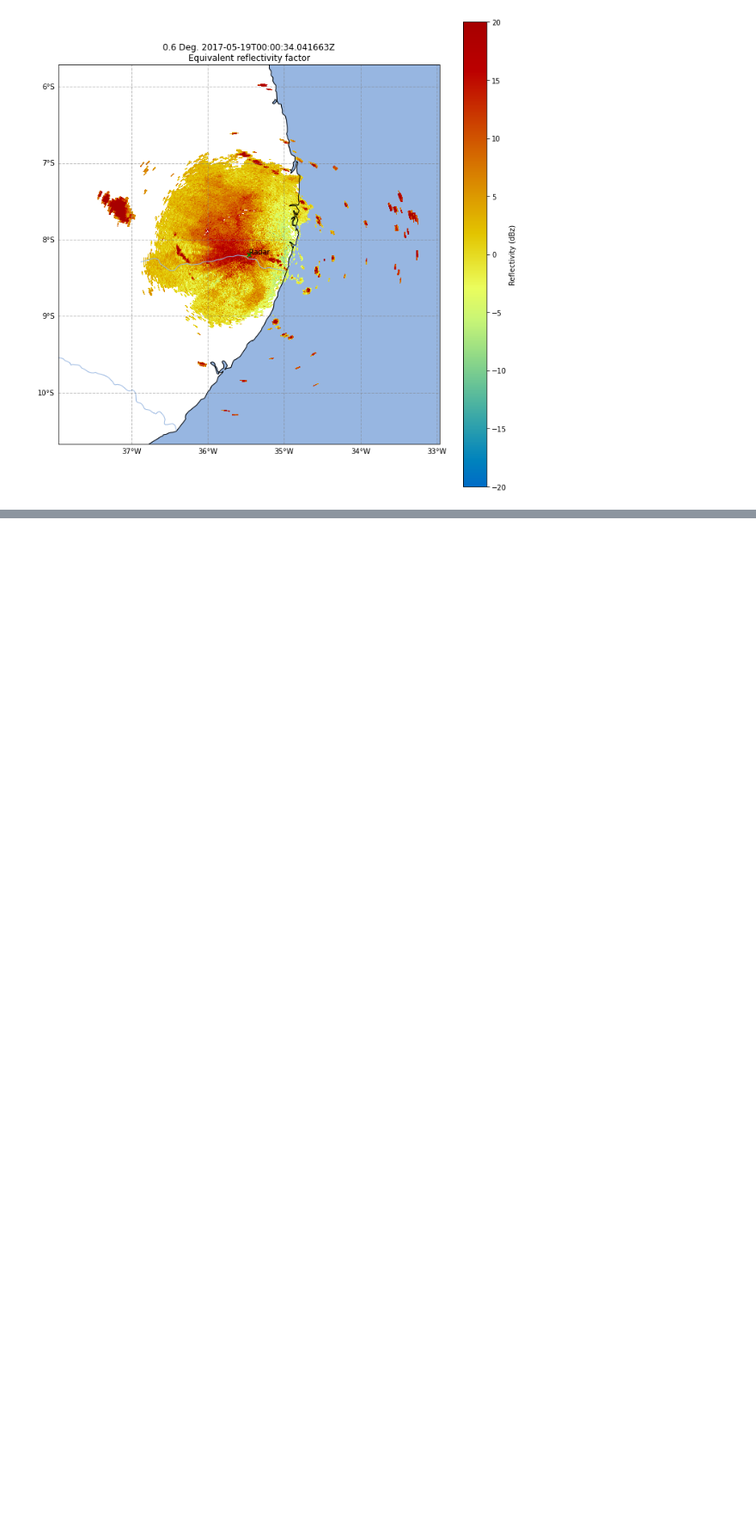
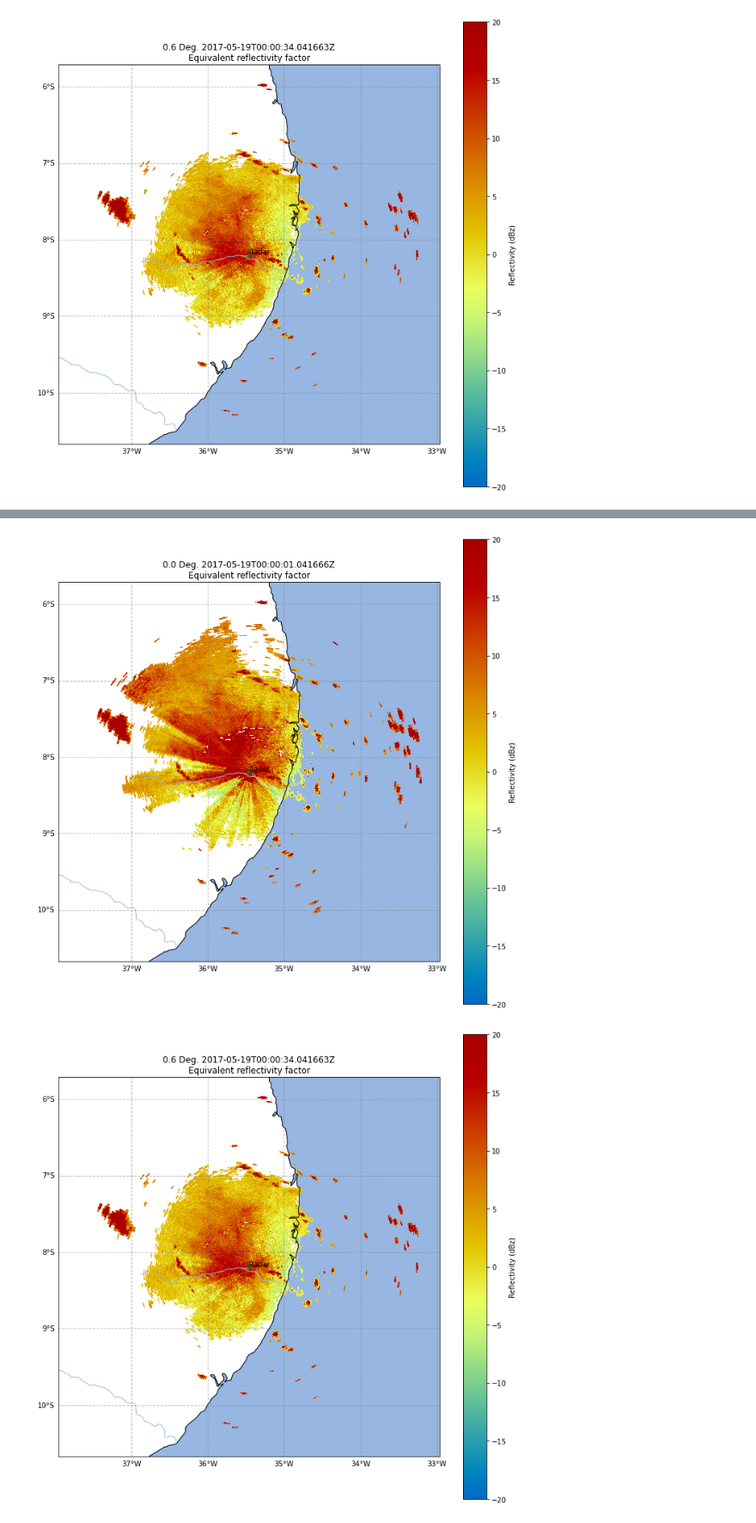
Before and after one commit to viniciusgcjr/my-medium, a Jupyter notebook: radar/pyart_medium.ipynb, the cells around one changed output, grey strips where cells are left out. Shown at 86% size. Cells and saved outputs as stored; diff of their text form; code cells hidden in the pictures; blank space fills up the shorter version.

```diff
--- a/radar/pyart_medium.ipynb
+++ b/radar/pyart_medium.ipynb
@@ -164,0 +178,41 @@ gridlines.right_labels = False
+# %%
+for elevation in range(radar.nsweeps):
+  fig = plt.figure(figsize=(12,12))
+  ax = fig.add_subplot(111, aspect='equal', projection=projection)
+  display.plot_ppi_map('reflectivity',
+                     sweep=elevation,
+                     vmin=-20, vmax=20,
+                     fig=fig,
+                     lat_0=lat0,
+                     lon_0=lon0,
+                     colorbar_label='Reflectivity (dBz)',
+                     embelish=False
+                     )
+
+  # Cartopy features for geographical things to be plotted
+  ax.add_feature(cfeature.BORDERS)
+  ax.add_feature(cfeature.COASTLINE)
+  ax.add_feature(cfeature.RIVERS)
+  ax.add_feature(cfeature.OCEAN)
+
+  #Radar Location
+
+  ax.scatter(lon0, lat0, c='g', marker='x')
+  ax.text(lon0, lat0, 'Radar')
+
+  #adding gridlines to map
+  gridlines = ax.gridlines(crs=ccrs.PlateCarree(),
+                  draw_labels=True,
+                  linewidth=1,
+                  color='gray',
+                  alpha=0.5,
+                  linestyle='--')
+  gridlines.top_labels = False
+  gridlines.right_labels = False
+
+
+  plt.show()
+  fig.savefig('radar'+str(elevation)+'.png', dpi=200)
+# %% [output]
+[figure, added]
+[figure, added]
```
Also changed, not shown: parts of 11 cells of this notebook.
